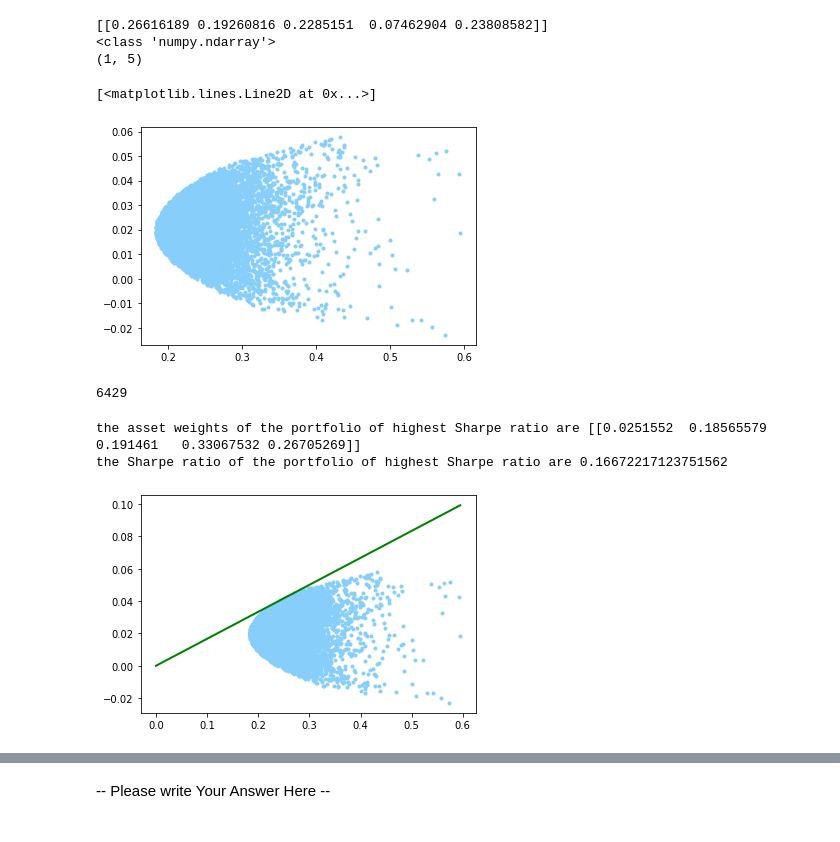
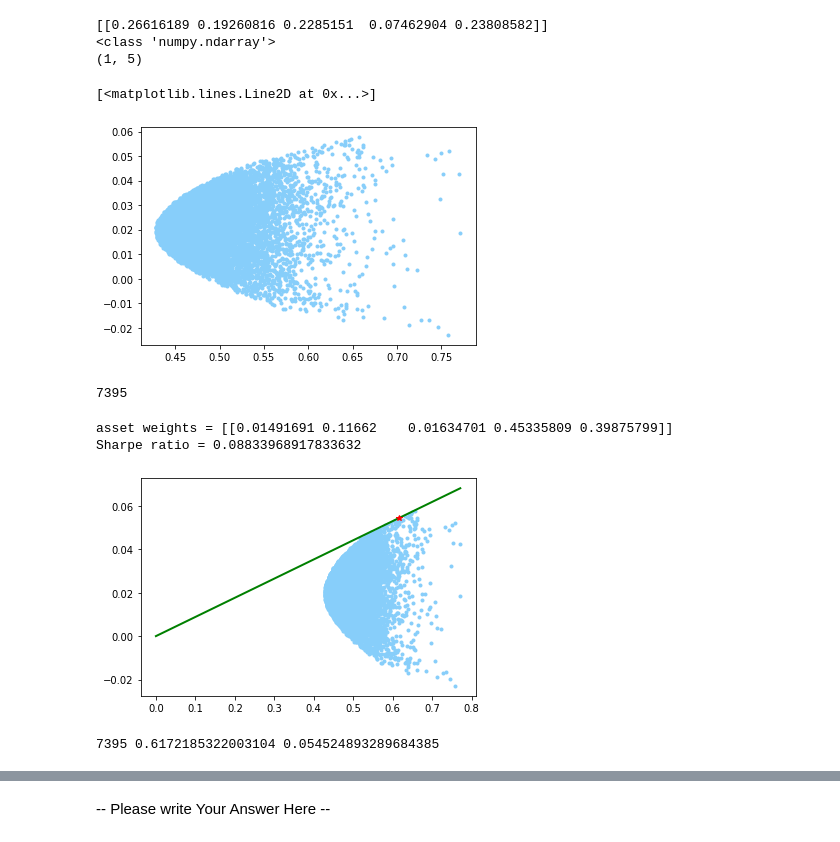
Before and after one commit to CodingDojoSDA/Week_4_CP_1, a Jupyter notebook: assignment_w4_c1_template.ipynb, the cells around one changed output, grey strips where cells are left out. Drawn from its saved outputs; the diff is of its cells as text; code cells hidden in the pictures.

Commit message:
plot the highest portfolio ratio in figure

```diff
--- a/assignment_w4_c1_template.ipynb
+++ b/assignment_w4_c1_template.ipynb
@@ -90,7 +90,7 @@ def get_portfolio_statistics(asset_weights, matrix_of_return_values):
     asset_covariances = np.asmatrix(np.var(matrix_of_return_values, axis = 1))
 
     portfolio_mean = np.mean(np.matmul(asset_weights, matrix_of_return_values))
-    portfolio_standard_deviation = np.var(np.matmul(asset_weights, matrix_of_return_values))
+    portfolio_standard_deviation = np.std(np.matmul(asset_weights, matrix_of_return_values))
 
     portfolio_sharpe_ratio = portfolio_mean / portfolio_standard_deviation
     return portfolio_mean, portfolio_standard_deviation, portfolio_sharpe_ratio
@@ -117,9 +117,11 @@ while len(collection_of_random_asset_weights) < no_of_portfolios:
     random_asset_weights = get_random_asset_weights(no_of_asset_classes)
     collection_of_random_asset_weights.append(random_asset_weights)
 
-    portfolio_means.append(get_portfolio_statistics(random_asset_weights, matrix_of_return_values)[0])
-    portfolio_standard_deviations.append(get_portfolio_statistics(random_asset_weights, matrix_of_return_values)[1])
-    portfolio_sharpe_ratios.append(get_portfolio_statistics(random_asset_weights, matrix_of_return_values)[2])
+    portfolio_statistics = get_portfolio_statistics(random_asset_weights, matrix_of_return_values)
+
+    portfolio_means.append(portfolio_statistics[0])
+    portfolio_standard_deviations.append(portfolio_statistics[1])
+    portfolio_sharpe_ratios.append(portfolio_statistics[2])
 # %%
 #Objective 8.
 #Make a scatterplot of the corresponding values (x,y) = (portfolio_standard_deviation, portfolio_mean) from the
@@ -130,7 +132,7 @@ while len(collection_of_random_asset_weights) < no_of_portfolios:
 plt.plot(portfolio_standard_deviations, portfolio_means, 'o', markersize = 3, color = 'lightskyblue')
 # %% [output]
 [<matplotlib.lines.Line2D at 0x...>]
-[figure, old version]
+[figure, new version]
 # %%
 #Objective 9.
 #Find the list index of the portfolio of highest Sharpe ratio.
@@ -138,35 +140,36 @@ plt.plot(portfolio_standard_deviations, portfolio_means, 'o', markersize = 3, co
 # index = #todo
 
 index = portfolio_sharpe_ratios.index(max(portfolio_sharpe_ratios))
+# index = np.array(portfolio_sharpe_ratios).argmax()
 index
 # %% [output]
-6429
+7395
 # %%
 #Objective 10.
 #Print the asset weights and Sharpe ratio of the portfolio of highest Sharpe ratio, using index above.
 
 # print(#todo)
 # print(#todo)
-print('the asset weights of the portfolio of highest Sharpe ratio are', collection_of_random_asset_weights[index])
-print('the Sharpe ratio of the portfolio of highest Sharpe ratio are', portfolio_sharpe_ratios[index])
+print(f'asset weights = {collection_of_random_asset_weights[index]}')
+print(f'Sharpe ratio = {portfolio_sharpe_ratios[index]}')
 # %% [output]
-the asset weights of the portfolio of highest Sharpe ratio are [[0.0251552  0.18565579 0.191461   0.33067532 0.26705269]]
-the Sharpe ratio of the portfolio of highest Sharpe ratio are 0.16672217123751562
+asset weights = [[0.01491691 0.11662    0.01634701 0.45335809 0.39875799]]
+Sharpe ratio = 0.08833968917833632
 # %%
 #Objective 11.
 #Add the Capital Market Line to your scatterplot from Objective 8.
 
-# x = np.linspace(0, max(portfolio_standard_deviations), 10000)
-# y = portfolio_sharpe_ratios[index] * x
+x = np.linspace(0, max(portfolio_standard_deviations), 10000)
+y = portfolio_sharpe_ratios[index] * x
+
 # plt.plot(#todo, #todo, 'o', markersize = 3, color = 'lightskyblue')
 # plt.plot(x, y, '-', linewidth = 2, color = 'green')
 # plt.show()
-
-x = np.linspace(0, max(portfolio_standard_deviations), 10000)
-y = portfolio_sharpe_ratios[index] * x
-
 plt.plot(portfolio_standard_deviations, portfolio_means, 'o', markersize = 3, color = 'lightskyblue')
 plt.plot(x, y, '-', linewidth = 2, color = 'green')
+plt.plot(portfolio_standard_deviations[index], portfolio_means[index], "r*")
 plt.show()
+print(index, portfolio_standard_deviations[index], portfolio_means[index])
 # %% [output]
-[figure, old version]
+[figure, new version]
+7395 0.6172185322003104 0.054524893289684385
```
Also changed, not shown: parts of 2 cells of this notebook.
